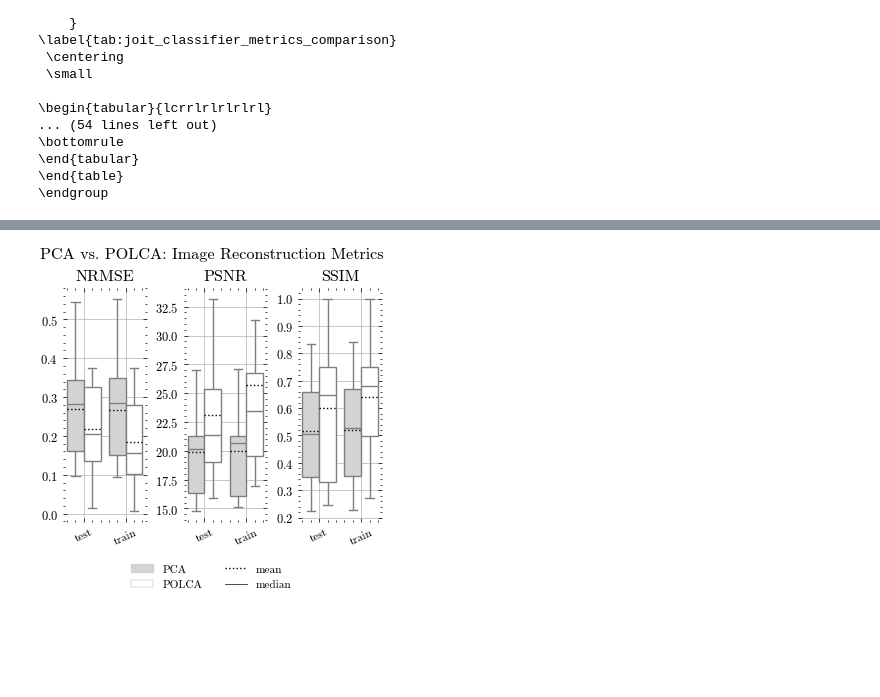
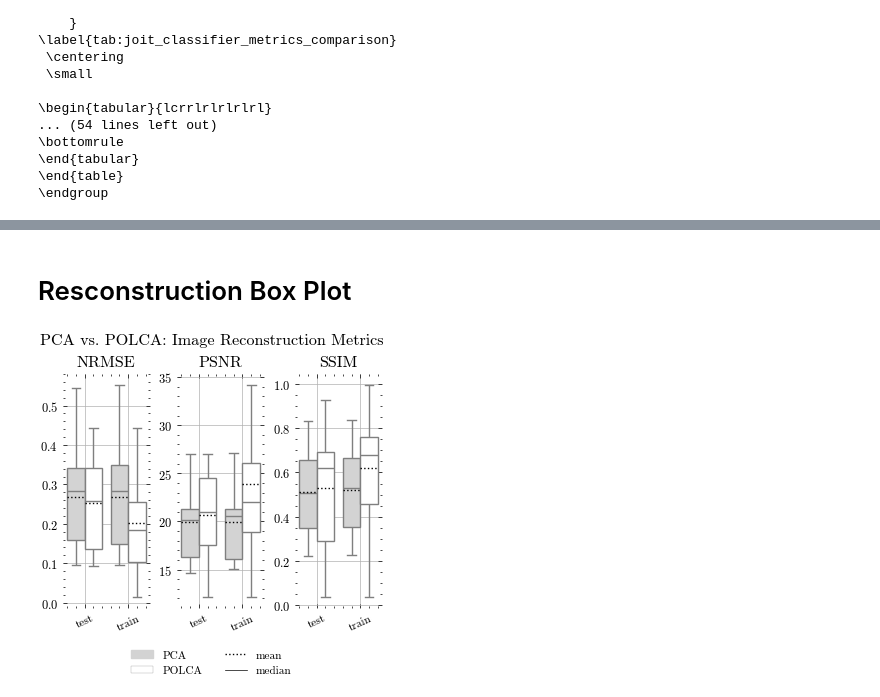
Before and after one commit to jamartinh/polcanet, a Jupyter notebook: examples/notebooks/report_all_classification_metrics.ipynb, the cells around one changed output, grey strips where cells are left out. Drawn from its saved outputs; the diff is of its cells as text; code cells hidden in the pictures; blank space fills up the shorter version.

```diff
--- a/examples/notebooks/report_all_classification_metrics.ipynb
+++ b/examples/notebooks/report_all_classification_metrics.ipynb
@@ -89,7 +94,7 @@ def read_metrics_csv_files(file_pattern):
         level=0, key=lambda idx: [dataset_order.index(x) for x in idx.get_level_values("Dataset")], sort_remaining=True
     )
 # %%
-def read_class_csv_files(file_pattern):
+def read_class_csv_files(file_pattern, with_labels=False):
     all_data = []
     for file_path in glob.glob(file_pattern):
         file = Path(file_path)
@@ -117,12 +122,24 @@ def read_class_csv_files(file_pattern):
     df.columns.set_names("Method", level=1, inplace=True)
     df.rename(columns={"PCA": "PCA"}, level=1, inplace=True)
     df.rename(columns={"Accuracy": "ACC", "F1-Score": "F1"}, level=0, inplace=True)
-    df = df[df.index.get_level_values("Classifier") != "Gaussian Naive Bayes"]
     df = df[["ACC", "F1"]]
     df.index = df.index.set_levels(df.index.levels[3].str.lower(), level="Split")
-    return df.sort_index(
+    df =  df.sort_index(
         level=0, key=lambda idx: [dataset_order.index(x) for x in idx.get_level_values("Dataset")], sort_remaining=True
     )
+    if with_labels:
+        # Rename "POLCA" to "POLCA-labels" in the second level
+        # Get the current column levels
+        level_0 = df.columns.get_level_values(0)
+        level_1 = df.columns.get_level_values(1)
+        # Create new level_1 with 'POLCA' replaced by 'POLCA-labels'
+        new_level_1 = ['POLCA-labels' if x == 'POLCA' else "PCA-labels" for x in level_1]
+        new_columns = pd.MultiIndex.from_arrays([level_0, new_level_1], names=[None, 'Method'])
+        df.columns = new_columns
+        # df = df.xs('POLCA\nlabels', axis=1, level=1)
+
+
+    return df
 # %%
 def read_loss_interaction_csv_files(file_pattern):
     all_data = []
@@ -153,5 +170,8 @@ experiment = "experiments"
+# %%
+experiment = "experiments_10"
+with_labels = False
 # %%
-df_metrics = read_metrics_csv_files(f"{experiment}/*/image_metrics_*.csv")
+df_metrics = read_metrics_csv_files(f"output/{experiment}/*/image_metrics_*.csv",with_labels=with_labels)
 df_metrics.head(6)
 # %% [output]
 |  |  |  | NRMSE |  | PSNR |  | SSIM |  |
@@ -166,5 +186,5 @@ df_metrics.head(6)
 # %%
-df_class = read_class_csv_files(f"{experiment}/*/classification_metrics_*.csv")
+df_class = read_class_csv_files(f"output/{experiment}/*/classification_metrics_*.csv",with_labels=with_labels)
 df_class.head(12)
 # %% [output]
 |  |  |  |  | ACC |  | F1 |  |
@@ -406,4 +432,6 @@ df_metrics_long
 192 rows × 6 columns
+# %% [markdown]
+# Resconstruction Box Plot
 # %%
 df = df_metrics_long
 fig, axs = plt.subplots(1, 3, figsize=(3.5, 3.5))
@@ -415,7 +443,7 @@ for ax, metric, title in zip(axs, ["NRMSE", "PSNR", "SSIM"], ["NRMSE", "PSNR", "
         y="Value",
         hue="Method",
         fill=True,
-        palette={"PCA": "lightgray", "POLCA": "white"},
+        palette={"PCA": "lightgray","PCA-labels": "lightgray", "POLCA": "white", "POLCA-labels": "white"},
         gap=0.0,
         showmeans=True,
         meanprops={"ls": ":", "c": "k"},
@@ -424,31 +452,31 @@ for ax, metric, title in zip(axs, ["NRMSE", "PSNR", "SSIM"], ["NRMSE", "PSNR", "
         fliersize=0.5,
         ax=ax,
         legend=False,
     )
     ax.set_xlabel("")
     ax.set_ylabel("")
     ax.set_title(title, fontsize="small")
     ax.set_xticks([0, 1])
     ax.set_xticklabels(["test", "train"], rotation=25, ha="center", fontsize="xx-small")
     ax.grid()
 
 
 plt.suptitle("PCA vs. POLCA: Image Reconstruction Metrics", fontsize="small")
 
 PCA_patch = mpatches.Patch(color="lightgray", label="PCA")
 POLCA_patch = mpatches.Patch(facecolor="white", label="POLCA", edgecolor="k", lw=0.1)
 means_leg = mlines.Line2D([], [], ls=":", color="k", marker=None, markersize=15, label="mean")
 median_leg = mlines.Line2D([], [], ls="-", color="k", marker=None, markersize=15, label="median", lw=0.5)
 
 fig.legend(
     handles=[PCA_patch, POLCA_patch, means_leg, median_leg],
     loc="outside lower center",
     fontsize="xx-small",
     ncols=2,
     borderaxespad=0.0,
 )
 # Tweak the visual presentation
 sns.despine(trim=True, left=True, right=True, top=True, bottom=True)
 plt.savefig(f"{experiment}/image_metrics_comparison_boxplot.pdf", dpi=300, bbox_inches="tight")
 # %% [output]
-[figure, old version]
+[figure, new version]
```
Also changed, not shown: parts of 25 cells of this notebook, 7 other files.
